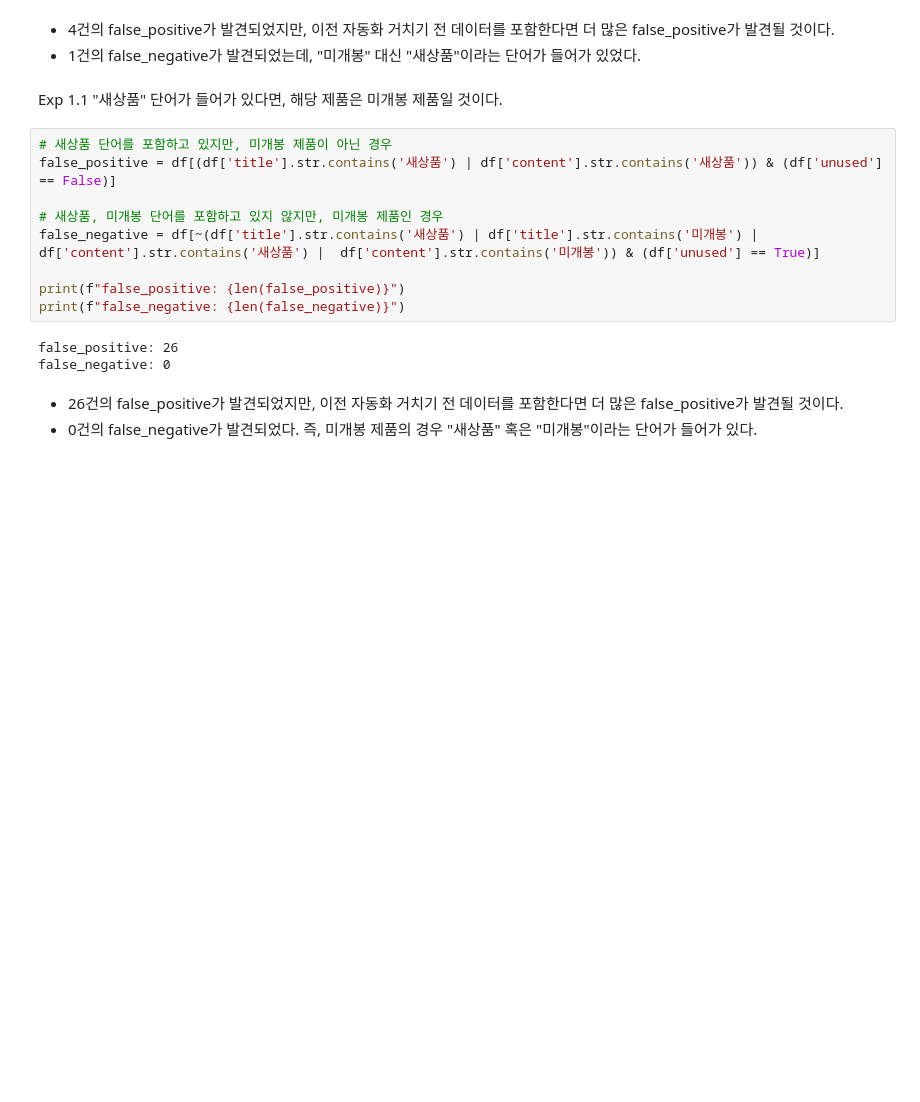
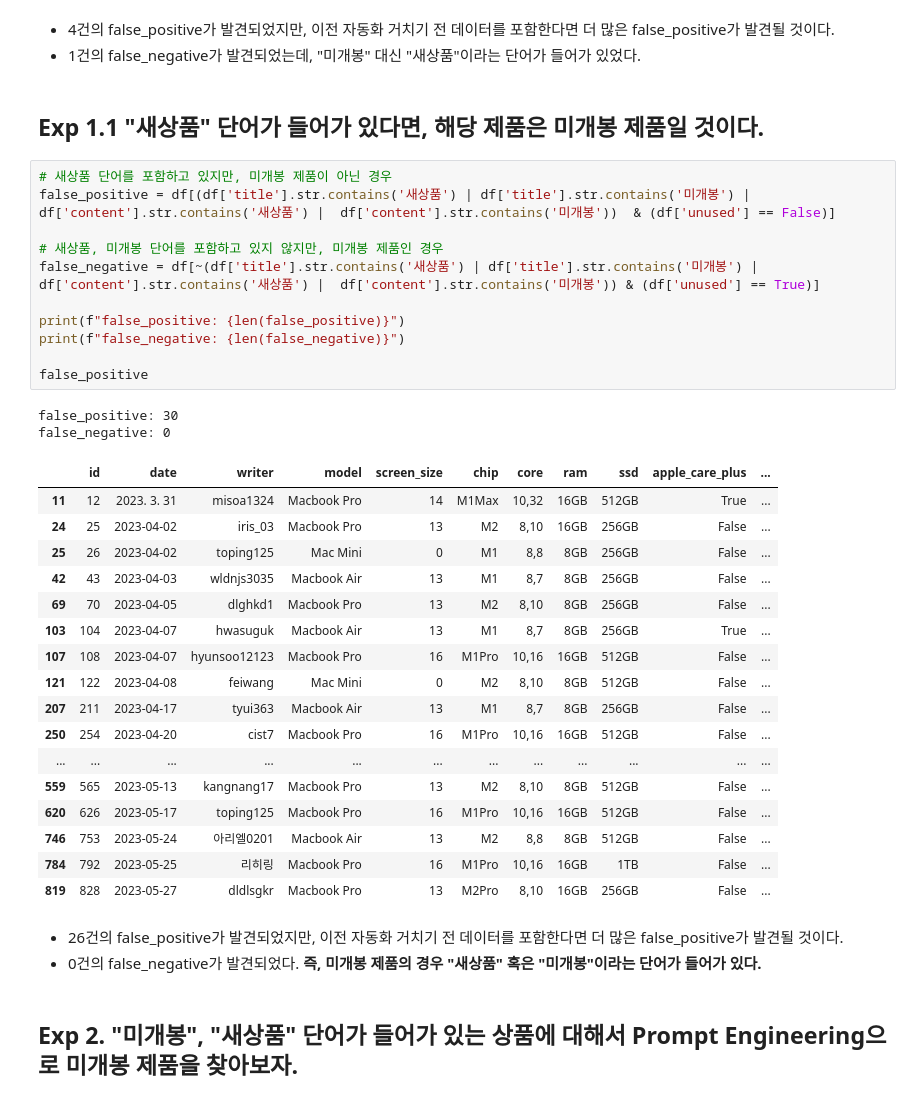
Before and after one commit to cofinder-team/prompt_lab, a Jupyter notebook: unopened/unopened.ipynb, the cells around one changed output. Cells and saved outputs as stored; diff of their text form; blank space fills up the shorter version.

```diff
--- a/unopened/unopened.ipynb
+++ b/unopened/unopened.ipynb
@@ -30,19 +30,40 @@ false_negative: 1
   - 4건의 false_positive가 발견되었지만, 이전 자동화 거치기 전 데이터를 포함한다면 더 많은 false_positive가 발견될 것이다.
   - 1건의 false_negative가 발견되었는데, "미개봉" 대신 "새상품"이라는 단어가 들어가 있었다.
 # %% [markdown]
- Exp 1.1 "새상품" 단어가 들어가 있다면, 해당 제품은 미개봉 제품일 것이다.
+## Exp 1.1 "새상품" 단어가 들어가 있다면, 해당 제품은 미개봉 제품일 것이다.
 # %%
 # 새상품 단어를 포함하고 있지만, 미개봉 제품이 아닌 경우
-false_positive = df[(df['title'].str.contains('새상품') | df['content'].str.contains('새상품')) & (df['unused'] == False)]
+false_positive = df[(df['title'].str.contains('새상품') | df['title'].str.contains('미개봉') | df['content'].str.contains('새상품') |  df['content'].str.contains('미개봉'))  & (df['unused'] == False)]
 
 # 새상품, 미개봉 단어를 포함하고 있지 않지만, 미개봉 제품인 경우
 false_negative = df[~(df['title'].str.contains('새상품') | df['title'].str.contains('미개봉') | df['content'].str.contains('새상품') |  df['content'].str.contains('미개봉')) & (df['unused'] == True)]
 
 print(f"false_positive: {len(false_positive)}")
 print(f"false_negative: {len(false_negative)}")
+
+false_positive
 # %% [output]
-false_positive: 26
+false_positive: 30
 false_negative: 0
+|  | id | date | writer | model | screen_size | chip | core | ram | ssd | apple_care_plus | ... |
+| 11 | 12 | 2023. 3. 31 | misoa1324 | Macbook Pro | 14 | M1Max | 10,32 | 16GB | 512GB | True | ... |
+| 24 | 25 | 2023-04-02 | iris_03 | Macbook Pro | 13 | M2 | 8,10 | 16GB | 256GB | False | ... |
+| 25 | 26 | 2023-04-02 | toping125 | Mac Mini | 0 | M1 | 8,8 | 8GB | 256GB | False | ... |
+| 42 | 43 | 2023-04-03 | wldnjs3035 | Macbook Air | 13 | M1 | 8,7 | 8GB | 256GB | False | ... |
+| 69 | 70 | 2023-04-05 | dlghkd1 | Macbook Pro | 13 | M2 | 8,10 | 8GB | 256GB | False | ... |
+| 103 | 104 | 2023-04-07 | hwasuguk | Macbook Air | 13 | M1 | 8,7 | 8GB | 256GB | True | ... |
+| 107 | 108 | 2023-04-07 | hyunsoo12123 | Macbook Pro | 16 | M1Pro | 10,16 | 16GB | 512GB | False | ... |
+| 121 | 122 | 2023-04-08 | feiwang | Mac Mini | 0 | M2 | 8,10 | 8GB | 512GB | False | ... |
+| 207 | 211 | 2023-04-17 | tyui363 | Macbook Air | 13 | M1 | 8,7 | 8GB | 256GB | False | ... |
+| 250 | 254 | 2023-04-20 | cist7 | Macbook Pro | 16 | M1Pro | 10,16 | 16GB | 512GB | False | ... |
+| ... | ... | ... | ... | ... | ... | ... | ... | ... | ... | ... | ... |
+| 559 | 565 | 2023-05-13 | kangnang17 | Macbook Pro | 13 | M2 | 8,10 | 8GB | 512GB | False | ... |
+| 620 | 626 | 2023-05-17 | toping125 | Macbook Pro | 16 | M1Pro | 10,16 | 16GB | 512GB | False | ... |
+| 746 | 753 | 2023-05-24 | 아리엘0201 | Macbook Air | 13 | M2 | 8,8 | 8GB | 512GB | False | ... |
+| 784 | 792 | 2023-05-25 | 리히링 | Macbook Pro | 16 | M1Pro | 10,16 | 16GB | 1TB | False | ... |
+| 819 | 828 | 2023-05-27 | dldlsgkr | Macbook Pro | 13 | M2Pro | 8,10 | 16GB | 256GB | False | ... |
 # %% [markdown]
  - 26건의 false_positive가 발견되었지만, 이전 자동화 거치기 전 데이터를 포함한다면 더 많은 false_positive가 발견될 것이다.
- - 0건의 false_negative가 발견되었다. 즉, 미개봉 제품의 경우 "새상품" 혹은 "미개봉"이라는 단어가 들어가 있다.
+ - 0건의 false_negative가 발견되었다. **즉, 미개봉 제품의 경우 "새상품" 혹은 "미개봉"이라는 단어가 들어가 있다.**
+# %% [markdown]
+## Exp 2. "미개봉", "새상품" 단어가 들어가 있는 상품에 대해서 Prompt Engineering으로 미개봉 제품을 찾아보자.
```
Also changed, not shown: parts of 3 cells of this notebook, 1 other file.
